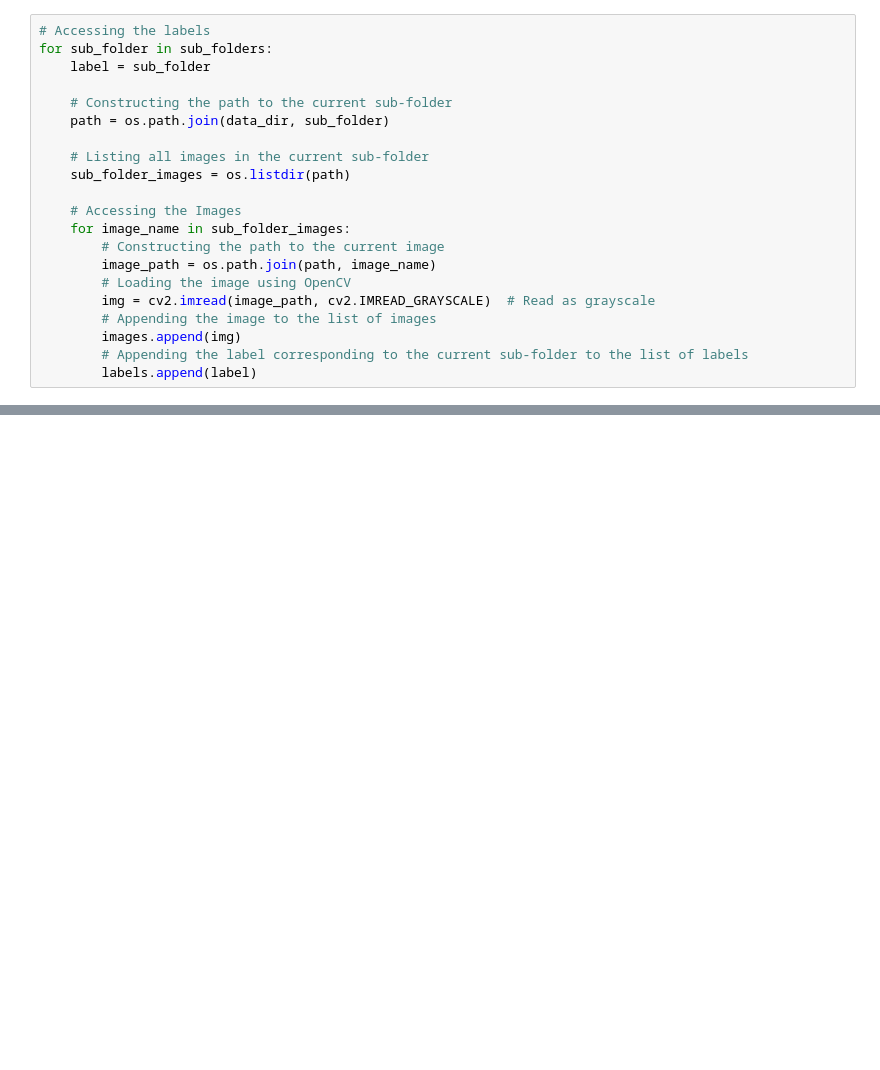
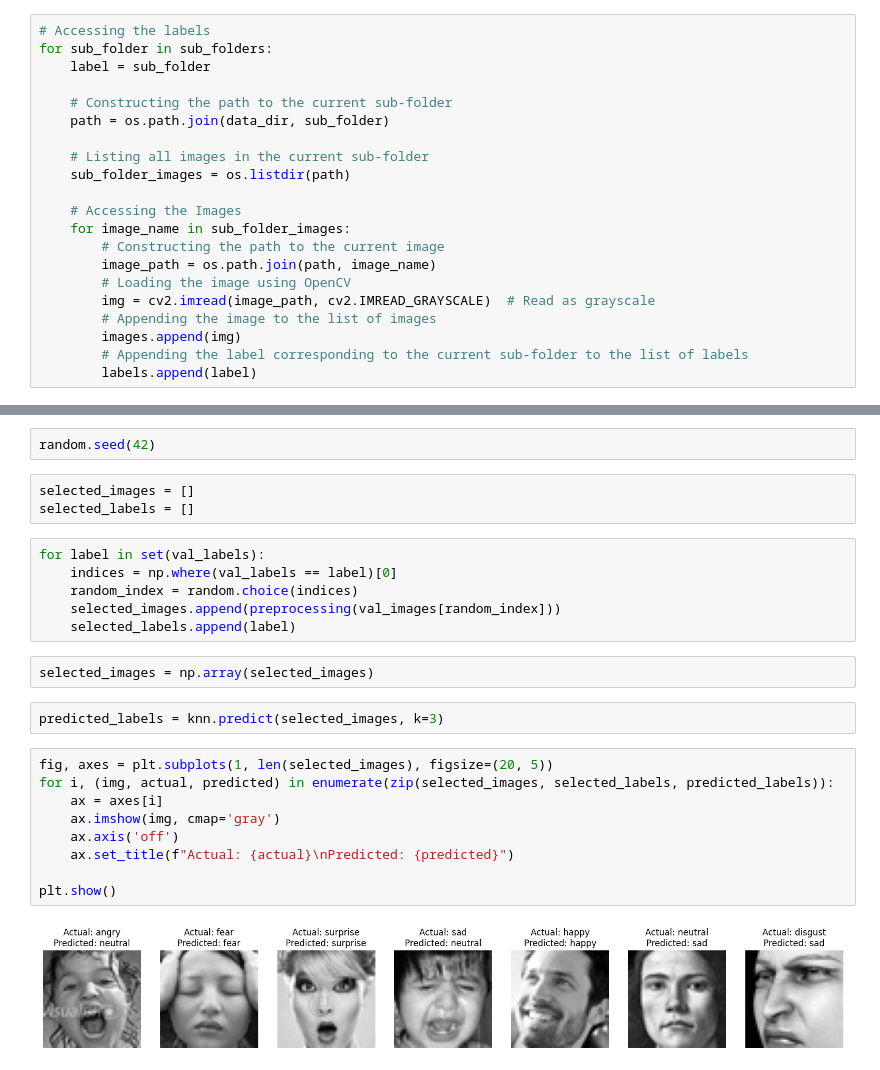
Before and after one commit to czesctuklap/emotion-recognition-project, a Jupyter notebook: main.ipynb, the cells around one changed output, grey strips where cells are left out. Cells and saved outputs as stored; diff of their text form; blank space fills up the shorter version.

```diff
--- a/main.ipynb
+++ b/main.ipynb
@@ -169,0 +226,26 @@ print('Got %d / %d correct => accuracy: %f' % (dataset_num_correct, dataset_num_
+# %%
+random.seed(42)
+# %%
+selected_images = []
+selected_labels = []
+# %%
+for label in set(val_labels):
+    indices = np.where(val_labels == label)[0]
+    random_index = random.choice(indices)
+    selected_images.append(preprocessing(val_images[random_index]))
+    selected_labels.append(label)
+# %%
+selected_images = np.array(selected_images)
+# %%
+predicted_labels = knn.predict(selected_images, k=3)
+# %%
+fig, axes = plt.subplots(1, len(selected_images), figsize=(20, 5))
+for i, (img, actual, predicted) in enumerate(zip(selected_images, selected_labels, predicted_labels)):
+    ax = axes[i]
+    ax.imshow(img, cmap='gray')
+    ax.axis('off')
+    ax.set_title(f"Actual: {actual}\nPredicted: {predicted}")
+
+plt.show()
+# %% [output]
+[figure, added]
```
Also changed, not shown: parts of 20 cells of this notebook.
